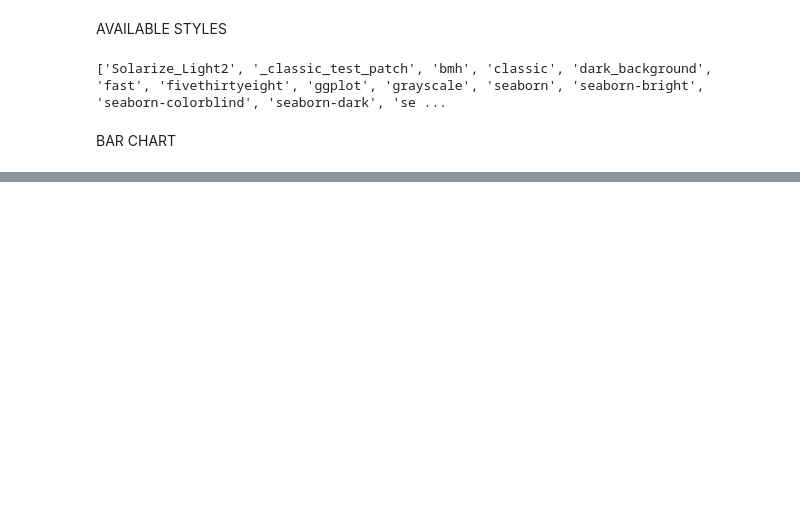
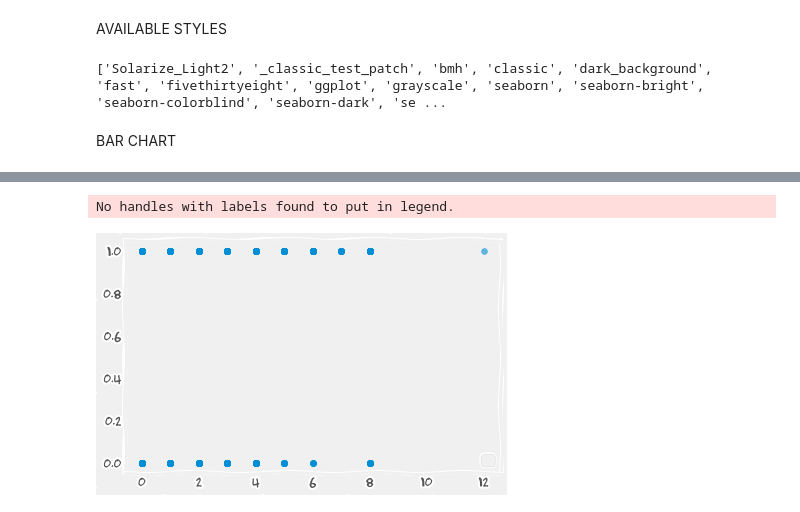
Before and after one commit to DataCrusade1999/Python, a Jupyter notebook: Matplotlib(Colab).ipynb, the cells around one changed output, grey strips where cells are left out. Cells and saved outputs as stored; diff of their text form; code cells hidden in the pictures; blank space fills up the shorter version.

```diff
--- a/Matplotlib(Colab).ipynb
+++ b/Matplotlib(Colab).ipynb
@@ -72,0 +83,2 @@ plt.show()
+# %%
+uploaded=files.upload()
@@ -72,0 +88,3 @@ plt.show()
+# %%
+df1=pd.read_csv(io.BytesIO(uploaded['houses_to_rent.csv']))
+print(df1)
@@ -72,0 +132,10 @@ plt.show()
+# %%
+
+plt.style.use('fivethirtyeight')
+plt.scatter(df1['parking spaces'],df1['city'],marker='o',alpha=0.6)
+plt.grid(False)
+plt.legend()
+plt.show()
+# %% [output]
+No handles with labels found to put in legend.
+[figure, added]
```
Also changed, not shown: parts of 10 cells of this notebook.
